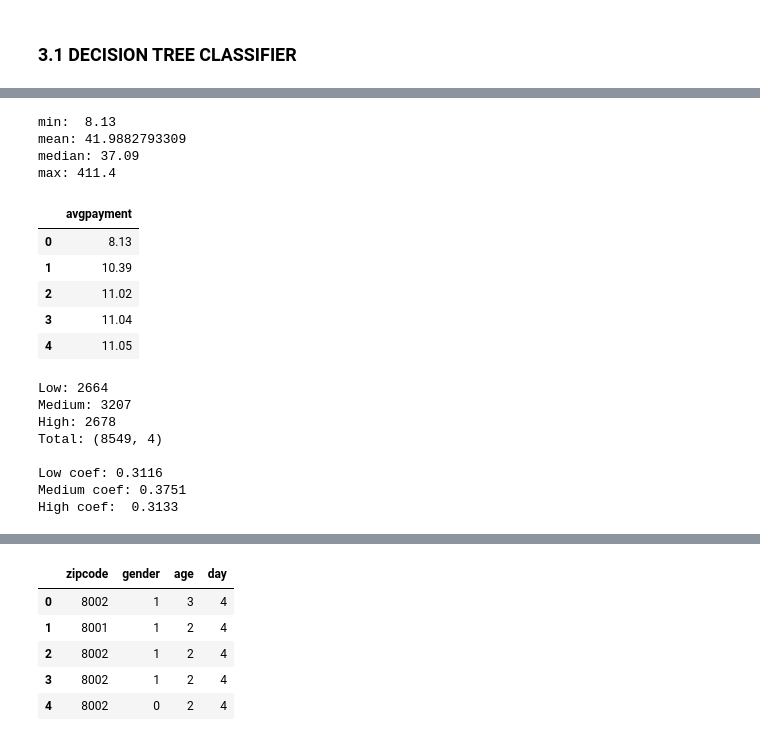
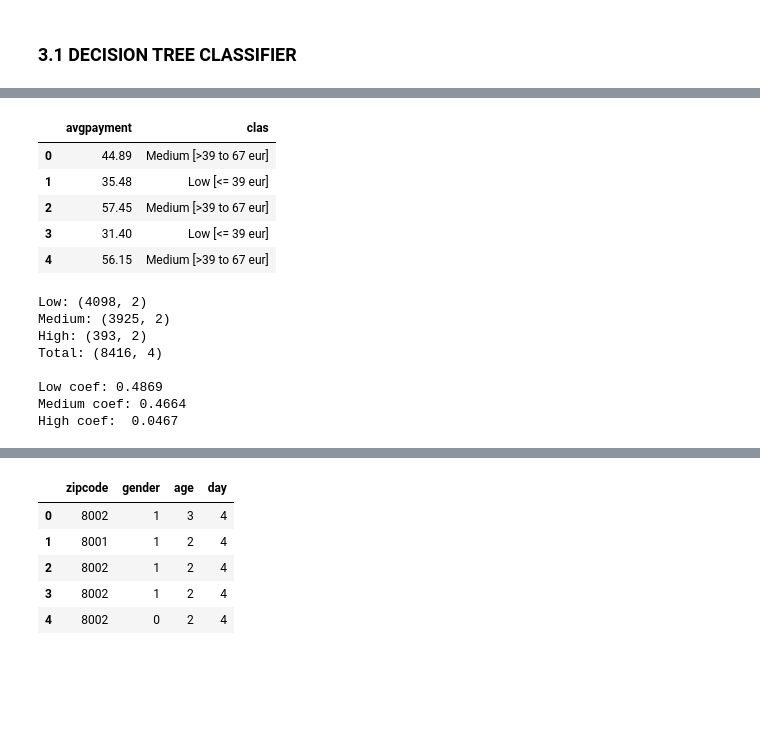
Before and after one commit to davidpenaplanell/DataScience, a Jupyter notebook: REGRESSION & CLASSIFICATION METHODS2 .ipynb, the cells around one changed output, grey strips where cells are left out. Saved outputs shown, nothing was run; the diff lists cells and outputs as text; code cells hidden in the pictures; blank space fills up the shorter version.

```diff
--- a/REGRESSION & CLASSIFICATION METHODS2 .ipynb
+++ b/REGRESSION & CLASSIFICATION METHODS2 .ipynb
@@ -400,41 +445,28 @@ fashion.head()
 # %%
 #feature matrix & target
 
 data= fashion.reindex(columns=['zipcode','gender','age','day']) #feature matrix
-fashion_target= fashion.reindex(columns=['avgpayment']) #y
+
+fashion_target= fashion.reindex(columns=['avgpayment','clas']) #y
+
+fashion_target.head()
+# %% [output]
+|  | avgpayment | clas |
+| 0 | 44.89 | Medium [>39 to 67 eur] |
+| 1 | 35.48 | Low [<= 39 eur] |
+| 2 | 57.45 | Medium [>39 to 67 eur] |
+| 3 | 31.40 | Low [<= 39 eur] |
+| 4 | 56.15 | Medium [>39 to 67 eur] |
-# %%
-print 'min: ', np.min(fashion['avgpayment'])
-print 'mean:', np.mean(fashion['avgpayment'])
-print 'median:',np.median(fashion['avgpayment'])
-print 'max:', np.max(fashion['avgpayment'])
-# %% [output]
-min:  8.13
-mean: 41.9882793309
-median: 37.09
-max: 411.4
-# %%
-#we will sort all the avgpayment values before creating a range class
-
-l= fashion_target.sort(['avgpayment'], ascending= True)
-
-l=l.reset_index(drop=True)
-
-l.head()
-# %% [output]
-|  | avgpayment |
-| 0 | 8.13 |
-| 1 | 10.39 |
-| 2 | 11.02 |
-| 3 | 11.04 |
-| 4 | 11.05 |
 # %%
-low = l[(l['avgpayment']<=31)]
-medium = l[(l['avgpayment']>31) & (l['avgpayment']<=45)]
-high = l[(l['avgpayment']>45)]
+l= fashion_target
 
-print 'Low:', low.size
-print 'Medium:', medium.size
-print 'High:', high.size
+low = l[(l['avgpayment']<= interval)]
+medium = l[(l['avgpayment']>interval) & (l['avgpayment']<=2*interval)]
+high = l[(l['avgpayment']>2*interval)]
+
+print 'Low:', low.shape
+print 'Medium:', medium.shape
+print 'High:', high.shape
 
 
 print 'Total:', data.shape
@@ -445,20 +477,17 @@ coefmedium= float(len(medium)) / float(len(fashion))
 
 coefhigh= float(len(high)) / float(len(fashion))
 
-
-
-
 print '\t'
 
 print 'Low coef:', round (coeflow,4)
 print 'Medium coef:', round (coefmedium,4)
 print 'High coef: ', round(coefhigh,4)
 # %% [output]
-Low: 2664
-Medium: 3207
-High: 2678
-Total: (8549, 4)
+Low: (4098, 2)
+Medium: (3925, 2)
+High: (393, 2)
+Total: (8416, 4)
 
-Low coef: 0.3116
-Medium coef: 0.3751
-High coef:  0.3133
+Low coef: 0.4869
+Medium coef: 0.4664
+High coef:  0.0467
```
Also changed, not shown: parts of 46 cells of this notebook.
